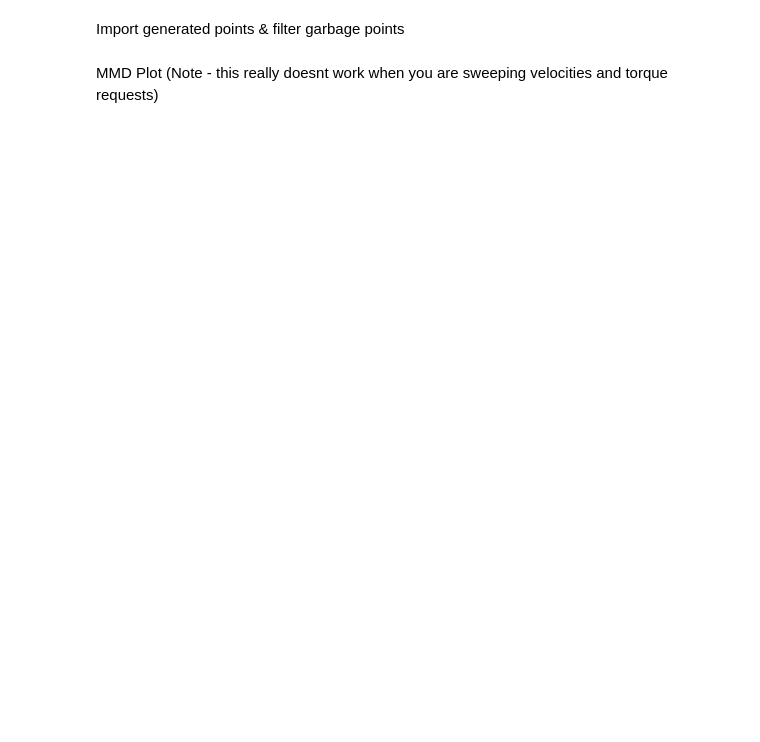
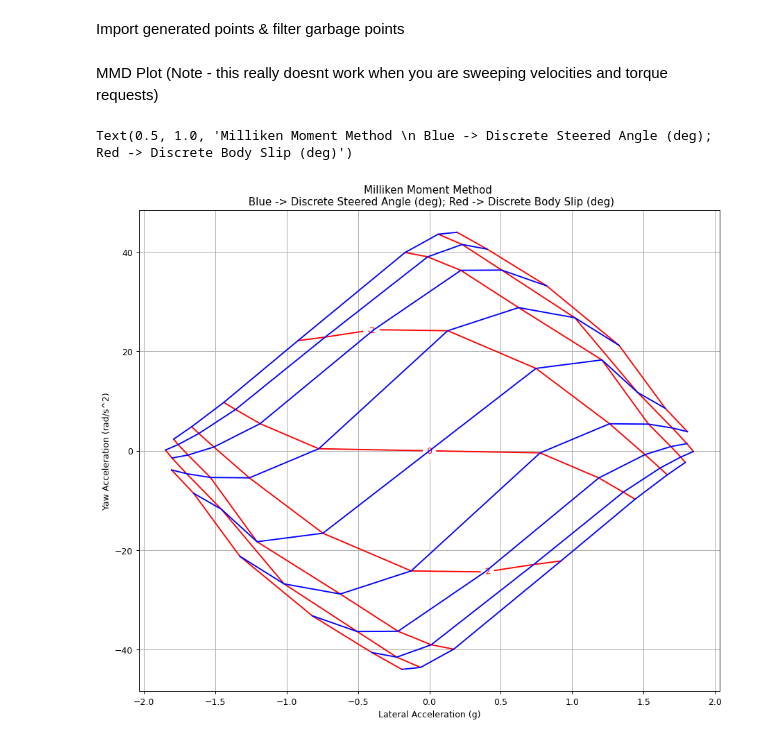
Before and after one commit to LonghornRacingElectric/magic_moment_method, a Jupyter notebook: analysis/MMM_plotter.ipynb, the cells around one changed output. Drawn from its saved outputs; the diff is of its cells as text; code cells hidden in the pictures; blank space fills up the shorter version.

```diff
--- a/analysis/MMM_plotter.ipynb
+++ b/analysis/MMM_plotter.ipynb
@@ -29,20 +27,22 @@ MMD Plot (Note - this really doesnt work when you are sweeping velocities and to
 # %%
 fig = plt.figure(figsize=(12, 10), dpi=90)
 ax = fig.add_subplot(111)
-print(df["torque_request"].value_counts())
 mmm_df = df[abs(df["torque_request"]-0) < 0.01 ]
 for x in mmm_df["body_slip"].unique():
     df2 = mmm_df[mmm_df["body_slip"] == x]
     plt.plot(df2["vehicle_accelerations_NTB_1"]/9.81, df2["yaw_acceleration"], 'r', label = int(x*180/np.pi))
-#labelLines(plt.gca().get_lines(),zorder=2)
+labelLines(plt.gca().get_lines(),zorder=2)
 
 for x in mmm_df["steered_angle"].unique():
     df2 = mmm_df[(mmm_df["steered_angle"] == x)]
     plt.plot(df2["vehicle_accelerations_NTB_1"]/9.81, df2["yaw_acceleration"], 'b', label = int(x*180/np.pi))
 #labelLines(plt.gca().get_lines(),zorder=2)
 
 plt.grid()
 plt.ylabel("Yaw Acceleration (rad/s^2)")
 plt.xlabel("Lateral Acceleration (g)")
 plt.title("Milliken Moment Method \n Blue -> Discrete Steered Angle (deg); Red -> Discrete Body Slip (deg)")
+# %% [output]
+Text(0.5, 1.0, 'Milliken Moment Method \n Blue -> Discrete Steered Angle (deg); Red -> Discrete Body Slip (deg)')
+[figure, added]
 # %%
```
Also changed, not shown: parts of 9 cells of this notebook, 5 other files.
